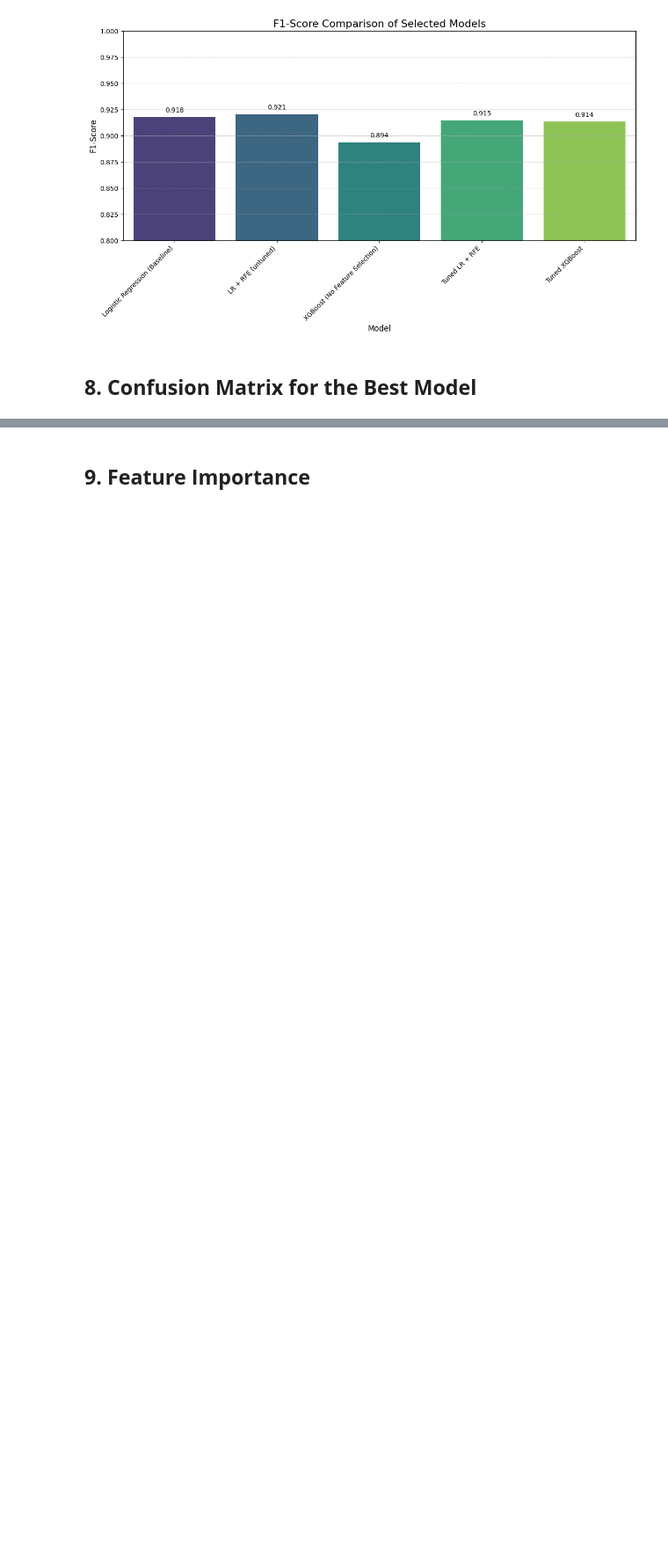
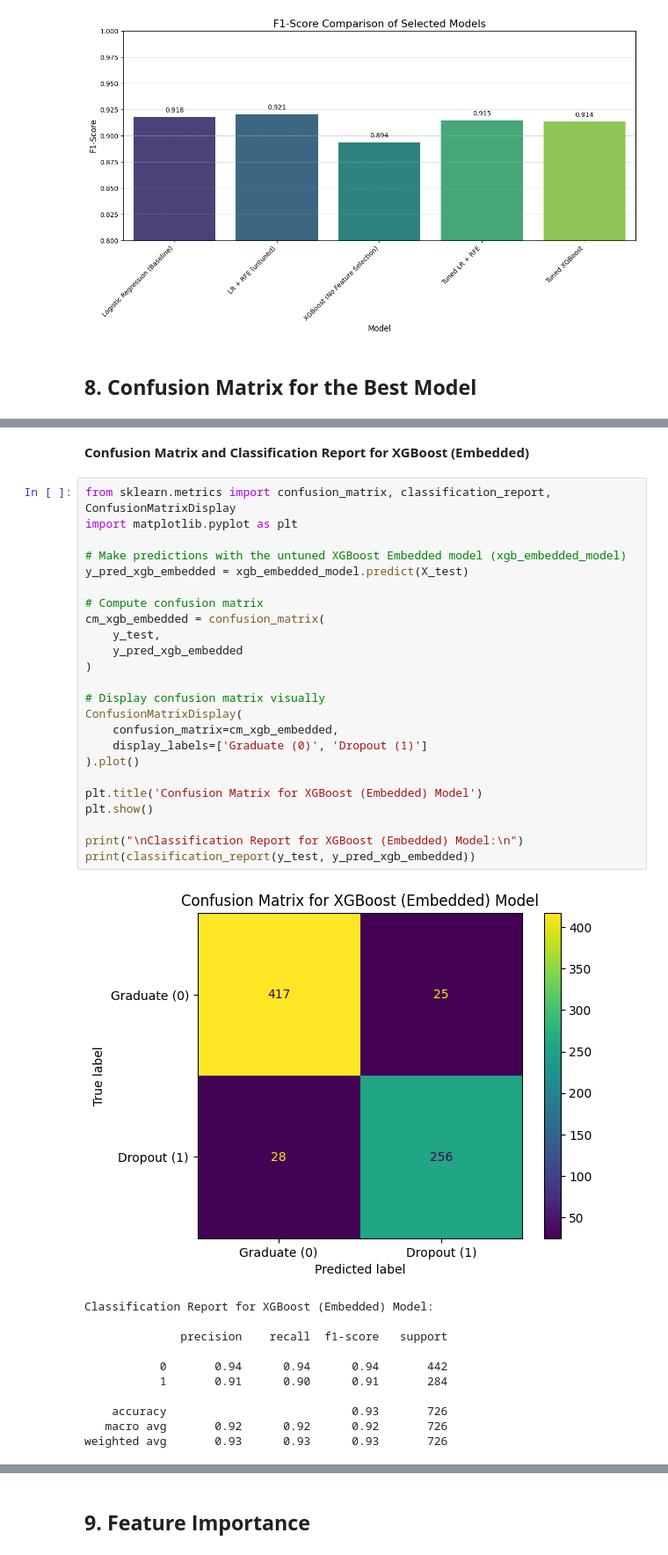
Before and after one commit to abdulmm44/Student_dropout_prediction, a Jupyter notebook: Student_dropout_(37).ipynb, the cells around one changed output, grey strips where cells are left out. Shown at 88% size. Cells and saved outputs as stored; diff of their text form; blank space fills up the shorter version.

```diff
--- a/Student_dropout_(37).ipynb
+++ b/Student_dropout_(37).ipynb
@@ -2360,0 +2373,38 @@ print(importance.sort_values(by='Importance', ascending=False))
+# %% [markdown]
+**Confusion Matrix and Classification Report for XGBoost (Embedded)**
+# %%
+from sklearn.metrics import confusion_matrix, classification_report, ConfusionMatrixDisplay
+import matplotlib.pyplot as plt
+
+# Make predictions with the untuned XGBoost Embedded model (xgb_embedded_model)
+y_pred_xgb_embedded = xgb_embedded_model.predict(X_test)
+
+# Compute confusion matrix
+cm_xgb_embedded = confusion_matrix(
+    y_test,
+    y_pred_xgb_embedded
+)
+
+# Display confusion matrix visually
+ConfusionMatrixDisplay(
+    confusion_matrix=cm_xgb_embedded,
+    display_labels=['Graduate (0)', 'Dropout (1)']
+).plot()
+
+plt.title('Confusion Matrix for XGBoost (Embedded) Model')
+plt.show()
+
+print("\nClassification Report for XGBoost (Embedded) Model:\n")
+print(classification_report(y_test, y_pred_xgb_embedded))
+# %% [output]
+[figure, added]
+Classification Report for XGBoost (Embedded) Model:
+
+              precision    recall  f1-score   support
+
+           0       0.94      0.94      0.94       442
+           1       0.91      0.90      0.91       284
+
+    accuracy                           0.93       726
+   macro avg       0.92      0.92      0.92       726
+weighted avg       0.93      0.93      0.93       726
```
Also changed, not shown: parts of 12 cells of this notebook.
